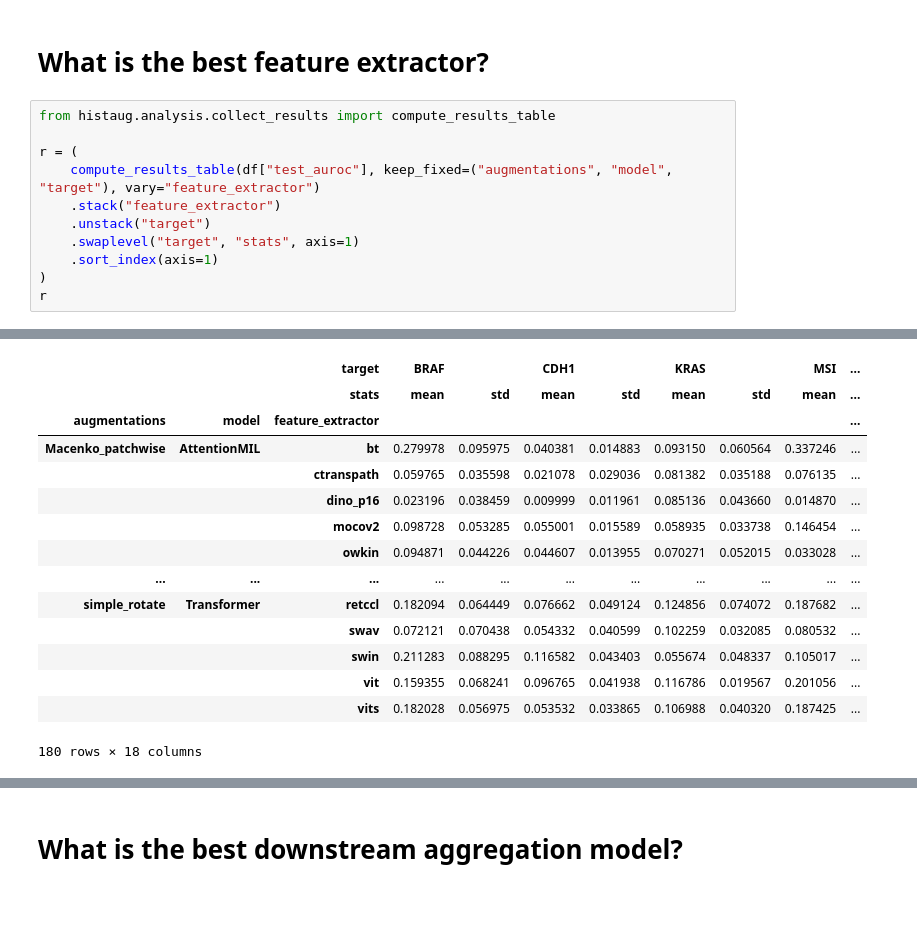
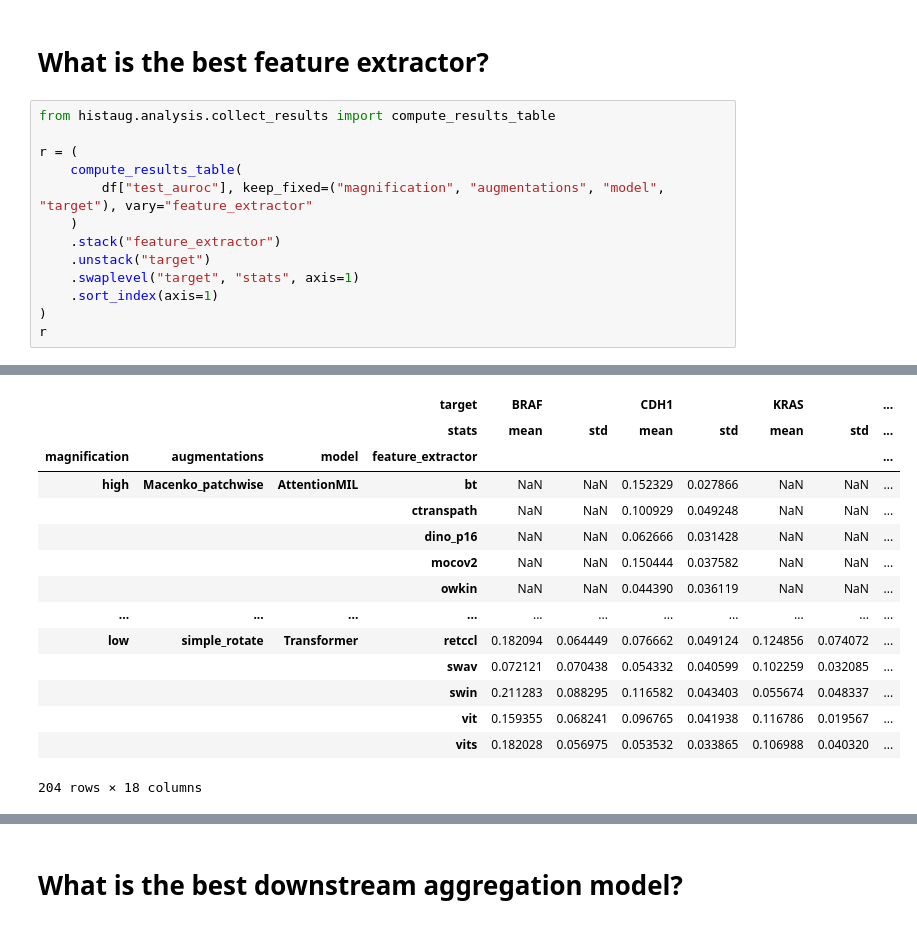
Before and after one commit to georg-wolflein/good-features, a Jupyter notebook: notebooks/collect_results.ipynb, the cells around one changed output, grey strips where cells are left out. Saved outputs shown, nothing was run; the diff lists cells and outputs as text.

```diff
--- a/notebooks/collect_results.ipynb
+++ b/notebooks/collect_results.ipynb
@@ -201,7 +226,9 @@ for augmentations in RENAME_AUGMENTATION_GROUPS.keys():
 from histaug.analysis.collect_results import compute_results_table
 
 r = (
-    compute_results_table(df["test_auroc"], keep_fixed=("augmentations", "model", "target"), vary="feature_extractor")
+    compute_results_table(
+        df["test_auroc"], keep_fixed=("magnification", "augmentations", "model", "target"), vary="feature_extractor"
+    )
     .stack("feature_extractor")
     .unstack("target")
     .swaplevel("target", "stats", axis=1)
@@ -213,18 +240,18 @@ r
-|  |  | target | BRAF |  | CDH1 |  | KRAS |  | MSI | ... |
-|  |  | stats | mean | std | mean | std | mean | std | mean | ... |
-| augmentations | model | feature_extractor |  |  |  |  |  |  |  | ... |
-| Macenko_patchwise | AttentionMIL | bt | 0.279978 | 0.095975 | 0.040381 | 0.014883 | 0.093150 | 0.060564 | 0.337246 | ... |
-|  |  | ctranspath | 0.059765 | 0.035598 | 0.021078 | 0.029036 | 0.081382 | 0.035188 | 0.076135 | ... |
-|  |  | dino_p16 | 0.023196 | 0.038459 | 0.009999 | 0.011961 | 0.085136 | 0.043660 | 0.014870 | ... |
-|  |  | mocov2 | 0.098728 | 0.053285 | 0.055001 | 0.015589 | 0.058935 | 0.033738 | 0.146454 | ... |
-|  |  | owkin | 0.094871 | 0.044226 | 0.044607 | 0.013955 | 0.070271 | 0.052015 | 0.033028 | ... |
+|  |  |  | target | BRAF |  | CDH1 |  | KRAS |  | ... |
+|  |  |  | stats | mean | std | mean | std | mean | std | ... |
+| magnification | augmentations | model | feature_extractor |  |  |  |  |  |  | ... |
+| high | Macenko_patchwise | AttentionMIL | bt | NaN | NaN | 0.152329 | 0.027866 | NaN | NaN | ... |
+|  |  |  | ctranspath | NaN | NaN | 0.100929 | 0.049248 | NaN | NaN | ... |
+|  |  |  | dino_p16 | NaN | NaN | 0.062666 | 0.031428 | NaN | NaN | ... |
+|  |  |  | mocov2 | NaN | NaN | 0.150444 | 0.037582 | NaN | NaN | ... |
+|  |  |  | owkin | NaN | NaN | 0.044390 | 0.036119 | NaN | NaN | ... |
 | ... | ... | ... | ... | ... | ... | ... | ... | ... | ... | ... |
-| simple_rotate | Transformer | retccl | 0.182094 | 0.064449 | 0.076662 | 0.049124 | 0.124856 | 0.074072 | 0.187682 | ... |
-|  |  | swav | 0.072121 | 0.070438 | 0.054332 | 0.040599 | 0.102259 | 0.032085 | 0.080532 | ... |
-|  |  | swin | 0.211283 | 0.088295 | 0.116582 | 0.043403 | 0.055674 | 0.048337 | 0.105017 | ... |
-|  |  | vit | 0.159355 | 0.068241 | 0.096765 | 0.041938 | 0.116786 | 0.019567 | 0.201056 | ... |
-|  |  | vits | 0.182028 | 0.056975 | 0.053532 | 0.033865 | 0.106988 | 0.040320 | 0.187425 | ... |
+| low | simple_rotate | Transformer | retccl | 0.182094 | 0.064449 | 0.076662 | 0.049124 | 0.124856 | 0.074072 | ... |
+|  |  |  | swav | 0.072121 | 0.070438 | 0.054332 | 0.040599 | 0.102259 | 0.032085 | ... |
+|  |  |  | swin | 0.211283 | 0.088295 | 0.116582 | 0.043403 | 0.055674 | 0.048337 | ... |
+|  |  |  | vit | 0.159355 | 0.068241 | 0.096765 | 0.041938 | 0.116786 | 0.019567 | ... |
+|  |  |  | vits | 0.182028 | 0.056975 | 0.053532 | 0.033865 | 0.106988 | 0.040320 | ... |
-180 rows × 18 columns
+204 rows × 18 columns
 # %%
 r = compute_overall_average(r)
 
```
Also changed, not shown: parts of 11 cells of this notebook, 59 other files.
